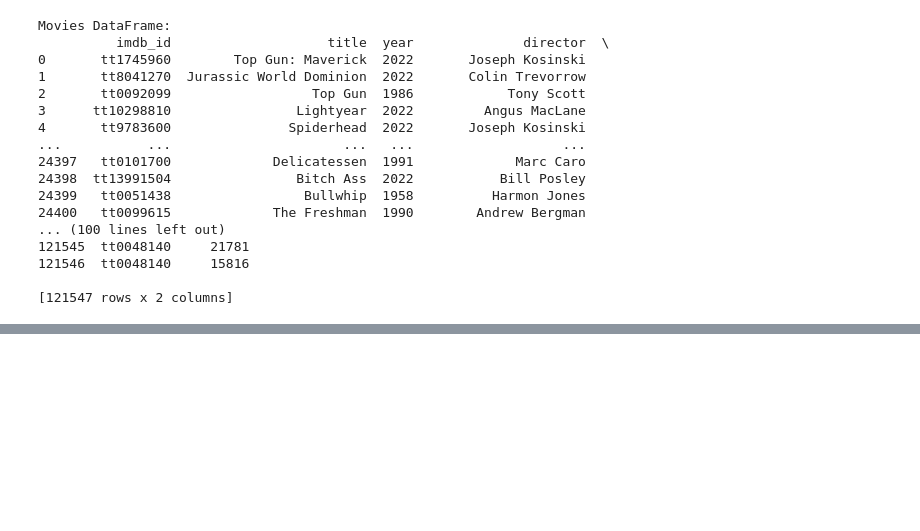
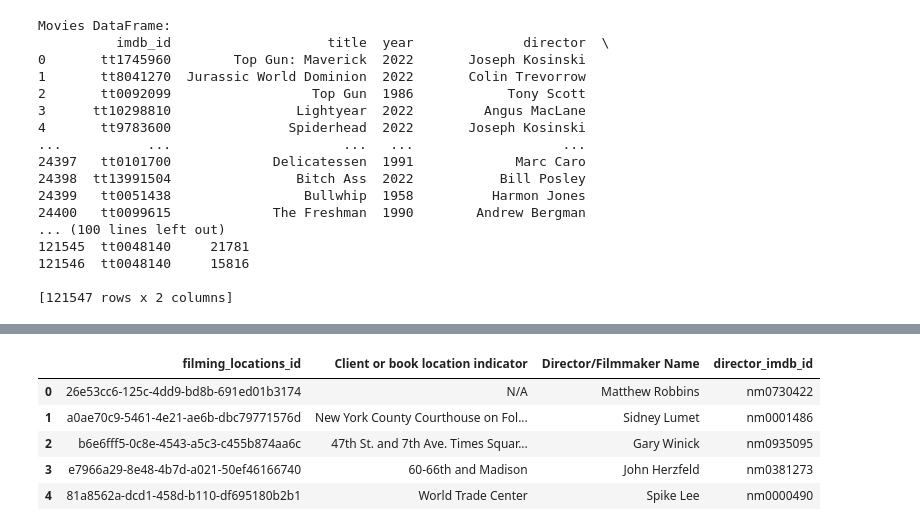
Before and after one commit to VictorHueni/food-and-the-city, a Jupyter notebook: data-analysis.ipynb, the cells around one changed output, grey strips where cells are left out. Cells and saved outputs as stored; diff of their text form; code cells hidden in the pictures; blank space fills up the shorter version.

```diff
--- a/data-analysis.ipynb
+++ b/data-analysis.ipynb
@@ -464,0 +549,9 @@ Movies DataFrame:
+# %%
+df_filming_locations.head()
+# %% [output]
+|  | filming_locations_id | Client or book location indicator | Director/Filmmaker Name | director_imdb_id |
+| 0 | 26e53cc6-125c-4dd9-bd8b-691ed01b3174 | N/A | Matthew Robbins | nm0730422 |
+| 1 | a0ae70c9-5461-4e21-ae6b-dbc79771576d | New York County Courthouse on Fol... | Sidney Lumet | nm0001486 |
+| 2 | b6e6fff5-0c8e-4543-a5c3-c455b874aa6c | 47th St. and 7th Ave. Times Squar... | Gary Winick | nm0935095 |
+| 3 | e7966a29-8e48-4b7d-a021-50ef46166740 | 60-66th and Madison | John Herzfeld | nm0381273 |
+| 4 | 81a8562a-dcd1-458d-b110-df695180b2b1 | World Trade Center | Spike Lee | nm0000490 |
```
Also changed, not shown: parts of 8 cells of this notebook.
